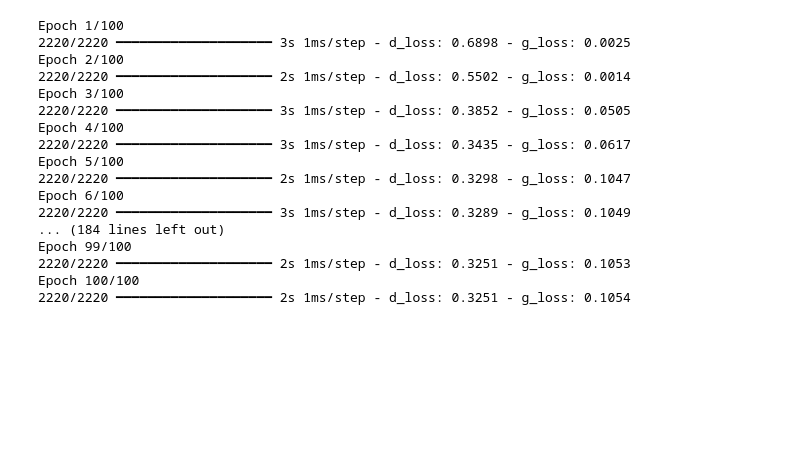
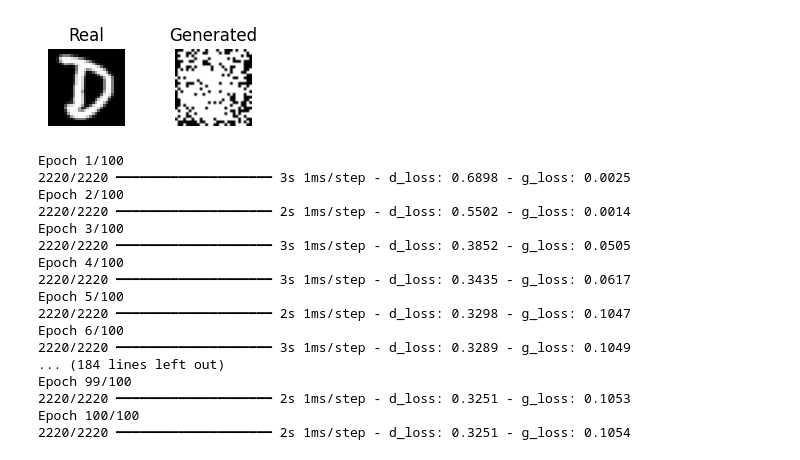
Before and after one commit to ChristianHougaardPedersen/MAL2, a Jupyter notebook: 2_Generating_Handwriting/Generating.ipynb, the cells around one changed output. Drawn from its saved outputs; the diff is of its cells as text; code cells hidden in the pictures; blank space fills up the shorter version.

```diff
--- a/2_Generating_Handwriting/Generating.ipynb
+++ b/2_Generating_Handwriting/Generating.ipynb
@@ -228,3 +221,7 @@ Epoch 100/100
+# %%
+generate_and_compare_image(gan.generator, latent_dim=latent_dim, label=3, num_classes=num_classes)
+# %% [output]
+[figure, added]
 # %%
 epochs = 100
 y_train = tf.keras.utils.to_categorical(Y_train, num_classes=num_classes)
```
Also changed, not shown: parts of 4 cells of this notebook, 4 other files.
